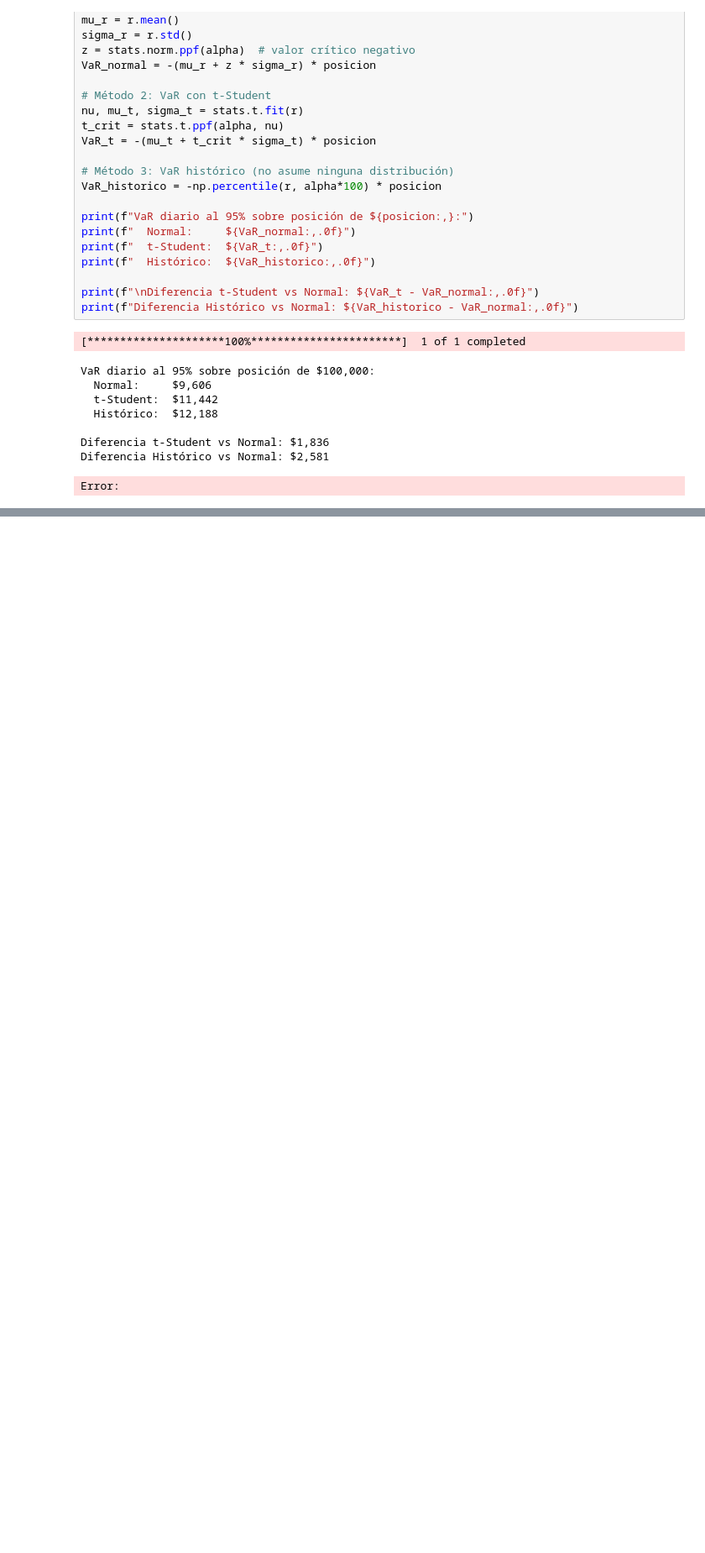
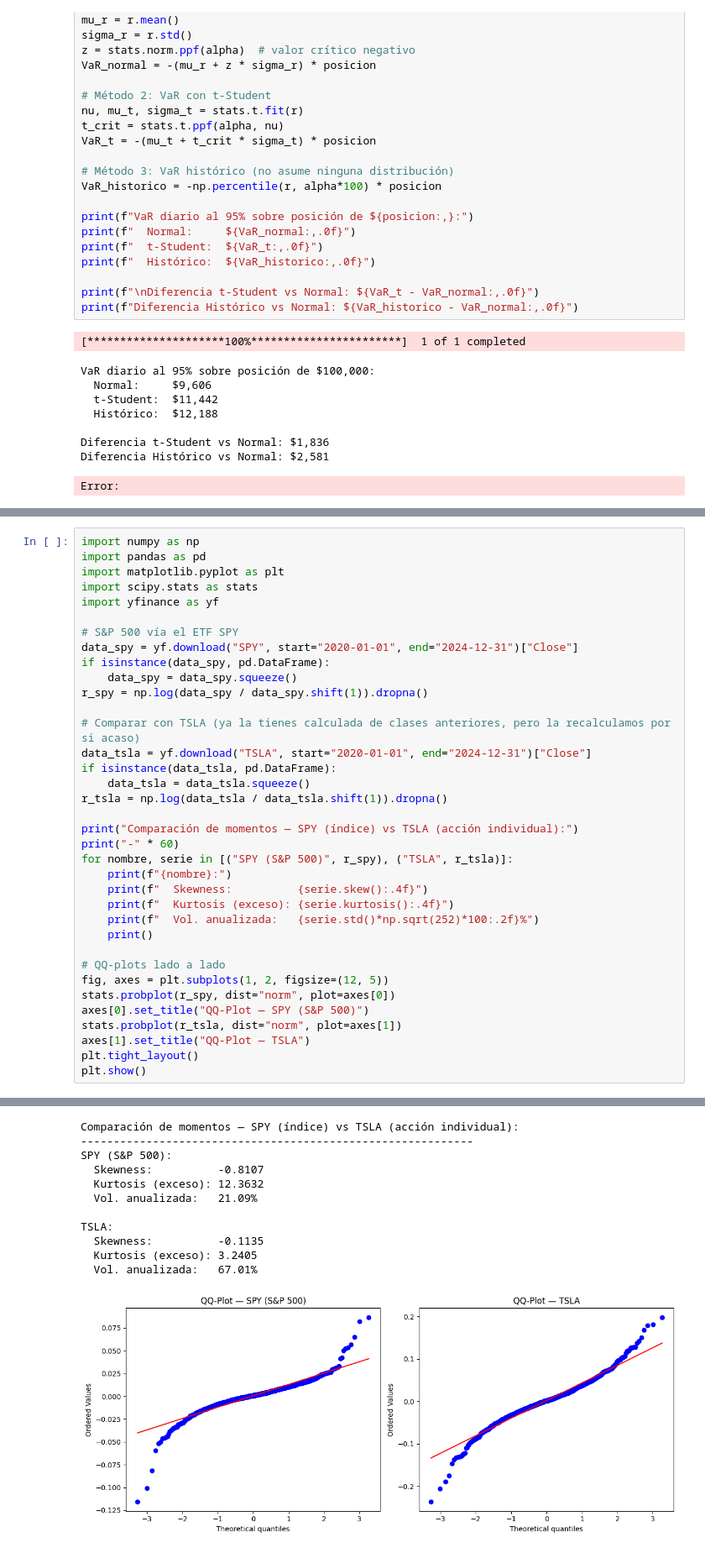
Before and after one commit to Petrack28/RoadMap2BecomeAQuant, a Jupyter notebook: 02-quant-eda-hurst/Semana2.ipynb, the cells around one changed output, grey strips where cells are left out. Shown at 84% size. Saved outputs shown, nothing was run; the diff lists cells and outputs as text; blank space fills up the shorter version.

Commit message:
Semana 2 cerrada: esperanza, LGN, momentos, TCL falla en crisis sistemica

```diff
--- a/02-quant-eda-hurst/Semana2.ipynb
+++ b/02-quant-eda-hurst/Semana2.ipynb
@@ -305,0 +382,37 @@ Error:
+# %%
+import numpy as np
+import pandas as pd
+import matplotlib.pyplot as plt
+import scipy.stats as stats
+import yfinance as yf
+
+# S&P 500 vía el ETF SPY
+data_spy = yf.download("SPY", start="2020-01-01", end="2024-12-31")["Close"]
+if isinstance(data_spy, pd.DataFrame):
+    data_spy = data_spy.squeeze()
+r_spy = np.log(data_spy / data_spy.shift(1)).dropna()
+
+# Comparar con TSLA (ya la tienes calculada de clases anteriores, pero la recalculamos por si acaso)
+data_tsla = yf.download("TSLA", start="2020-01-01", end="2024-12-31")["Close"]
+if isinstance(data_tsla, pd.DataFrame):
+    data_tsla = data_tsla.squeeze()
+r_tsla = np.log(data_tsla / data_tsla.shift(1)).dropna()
+
+print("Comparación de momentos — SPY (índice) vs TSLA (acción individual):")
+print("-" * 60)
+for nombre, serie in [("SPY (S&P 500)", r_spy), ("TSLA", r_tsla)]:
+    print(f"{nombre}:")
+    print(f"  Skewness:          {serie.skew():.4f}")
+    print(f"  Kurtosis (exceso): {serie.kurtosis():.4f}")
+    print(f"  Vol. anualizada:   {serie.std()*np.sqrt(252)*100:.2f}%")
+    print()
+
+# QQ-plots lado a lado
+fig, axes = plt.subplots(1, 2, figsize=(12, 5))
+stats.probplot(r_spy, dist="norm", plot=axes[0])
+axes[0].set_title("QQ-Plot — SPY (S&P 500)")
+stats.probplot(r_tsla, dist="norm", plot=axes[1])
+axes[1].set_title("QQ-Plot — TSLA")
+plt.tight_layout()
+plt.show()
+# %% [output]
@@ -305,0 +421,12 @@ Error:
+Comparación de momentos — SPY (índice) vs TSLA (acción individual):
+------------------------------------------------------------
+SPY (S&P 500):
+  Skewness:          -0.8107
+  Kurtosis (exceso): 12.3632
+  Vol. anualizada:   21.09%
+
+TSLA:
+  Skewness:          -0.1135
+  Kurtosis (exceso): 3.2405
+  Vol. anualizada:   67.01%
+[figure, added]
```
Also changed, not shown: parts of 10 cells of this notebook.
